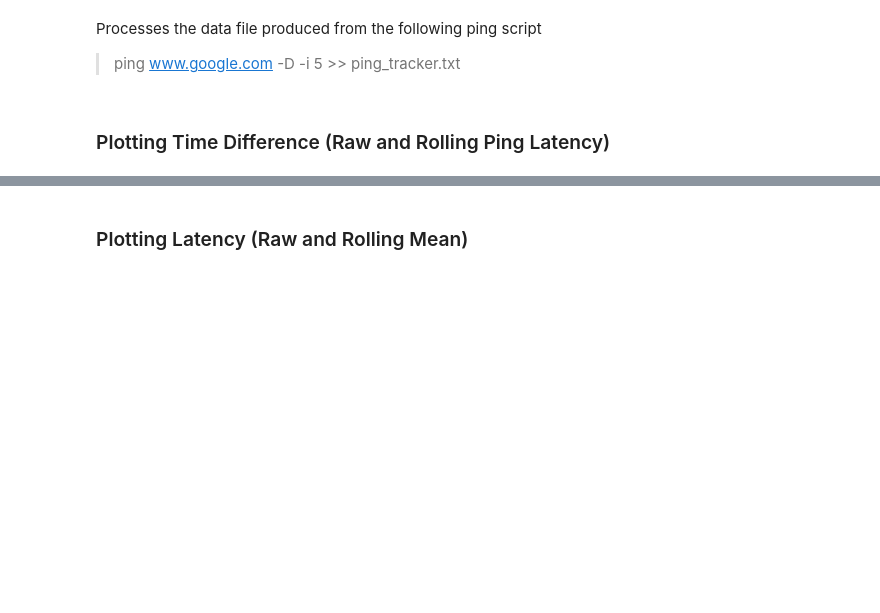
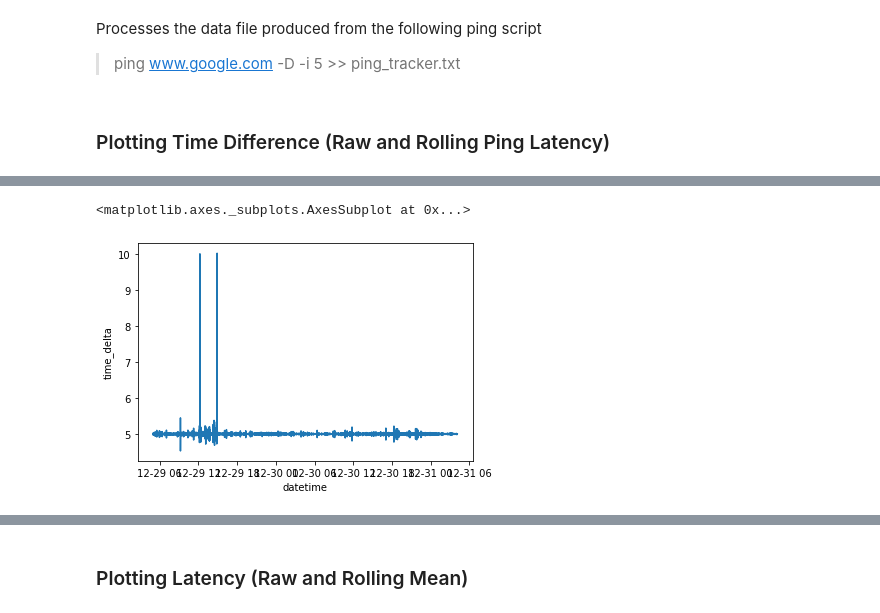
Before and after one commit to rtwillett/network_analysis, a Jupyter notebook: ping_analysis.ipynb, the cells around one changed output, grey strips where cells are left out. Drawn from its saved outputs; the diff is of its cells as text; code cells hidden in the pictures; blank space fills up the shorter version.

```diff
--- a/ping_analysis.ipynb
+++ b/ping_analysis.ipynb
@@ -110,3 +31,10 @@ pe.parse_data(rolling_interval=240)
+# %%
+import seaborn as sns
+y_var = 'time_delta'
+sns.lineplot(data = pe.data_processed, x = 'datetime', y = y_var)
+# %% [output]
+<matplotlib.axes._subplots.AxesSubplot at 0x...>
+[figure, added]
 # %%
 pe.plot_ping_timediff()
 # %% [output]
```
Also changed, not shown: parts of 8 cells of this notebook, 2 other files.
